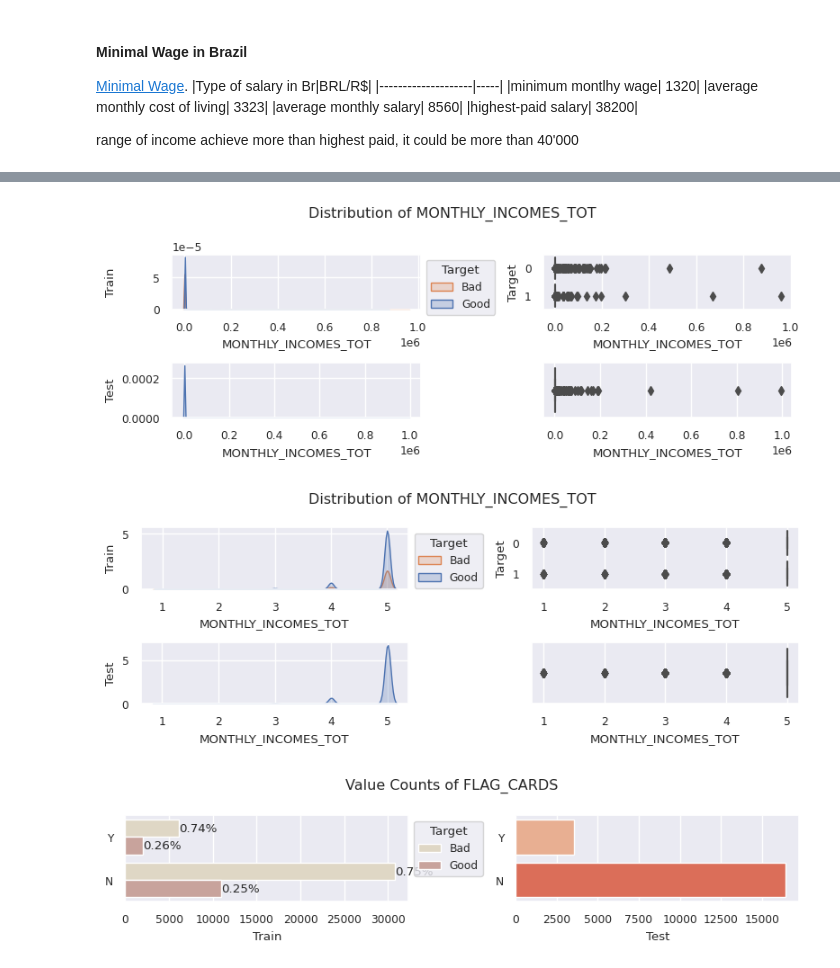
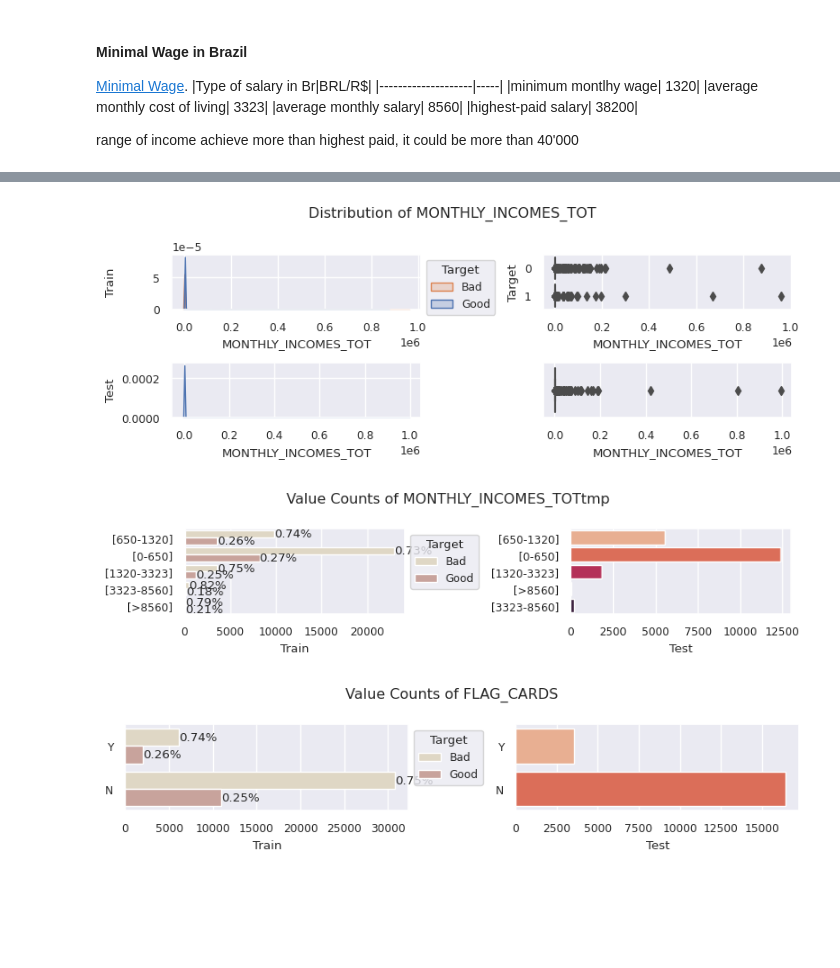
Before and after one commit to tutecode/credit-risk-analysis, a Jupyter notebook: notebook_principal.ipynb, the cells around one changed output, grey strips where cells are left out. Saved outputs shown, nothing was run; the diff lists cells and outputs as text; code cells hidden in the pictures; blank space fills up the shorter version.

```diff
--- a/notebook_principal.ipynb
+++ b/notebook_principal.ipynb
@@ -467,7 +473,7 @@ def cast_to_category(col_name,train,test):
 # create temporal column on dataframe
 def create_tmp_column(col_name,train,test):
     #copy current column to temporal column
-    temp_col = col_name+"_tmp"
+    temp_col = col_name+"tmp"
     train[temp_col]=train[col_name]
     test[temp_col]=test[col_name]
     return temp_col
@@ -514,6 +520,7 @@ app_test_cop = app_test.copy()
 # delete ID_CLIENT because it is only an index
 curr_col_name = "ID_CLIENT"
 app_train_cop.drop(columns=[curr_col_name],inplace=True)
+app_test_cop.drop(columns=[curr_col_name],inplace=True)
 number_field_names = app_train.select_dtypes(include="number").columns.to_list()
 number_field_names.remove(curr_col_name)
 # %%
@@ -875,20 +848,20 @@ Relationship between Target and Months in Residence
 # %%
 # Months_in_residence
 # it must be numerical value for scalar dependency
+curr_col_name = "MONTHS_IN_RESIDENCE"
+tmp_col = curr_col_name + "tmp"
+#before of cleaning
+plotting_distribution(curr_col_name,app_train_cop,app_test_cop,target_col)
 
-# chatgpt:
-# give more weight to features that are more directly related to the target variable
-# is generally valid. By doing so, you can guide the model to focus more on the features
-# that have a stronger influence on the prediction.
-plotting_distribution(curr_col_name,app_train_cop,app_test_cop,target_col)
+
 # 0:+3year, 1:3years, 2:2years, 3:1year
-app_train_cop[curr_col_name] = np.where(app_train_cop[curr_col_name] <= 1, 3,
+app_train_cop[tmp_col] = np.where(app_train_cop[curr_col_name] <= 1, 3,
              np.where(app_train_cop[curr_col_name] <= 24, 2,
                       np.where(app_train_cop[curr_col_name] <= 36, 1, 0)))
-app_test_cop[curr_col_name] = np.where(app_test_cop[curr_col_name] <= 1, 3,
+app_test_cop[tmp_col] = np.where(app_test_cop[curr_col_name] <= 1, 3,
              np.where(app_test_cop[curr_col_name] <= 24, 2,
                       np.where(app_test_cop[curr_col_name] <= 36, 1, 0)))
 
-plotting_distribution(curr_col_name,app_train_cop,app_test_cop,target_col)
+plotting_distribution(tmp_col,app_train_cop,app_test_cop,target_col)
 # %% [output]
 [figure]
@@ -947,39 +895,43 @@ Name: MONTHLY_INCOMES_TOT, dtype: float64
 # %%
 # 'PERSONAL_MONTHLY_INCOME' no tiene valores nulos,
 # se puede usar como indicador, pero hay que ajustar entre rangos,
 # para mejorar la calidad de la columna.
 # Separate by ranges but keeping numerical behaviour
 # weight more to minimal ranges and less weight to great ranges
 # focuse people who has minimal salary
 
 # according to this
 curr_col_name = "MONTHLY_INCOMES_TOT"
+tmp_col = curr_col_name+"tmp"
+#before of cleaning
 plotting_distribution(curr_col_name,app_train_cop,app_test_cop,target_col)
 
-# |minimum montlhy wage| 1320|
-# |average monthly cost of living| 3323|
-# |average monthly salary| 8560|
-# |highest-paid salary| 38200|
+# |minimum montlhy wage| [0-650]->5
+# |minimum montlhy wage| [650-1320]->4
+# |average monthly cost of living| [1320-3323]->3
+# |average monthly salary| 8560| [3323-8560]->2
+# |highest-paid salary| 38200| [>8560]->1
 
 #it should be a numerical value
 
-app_train_cop[curr_col_name] = np.where(app_train_cop[curr_col_name] < 1320, 5,
-            np.where(app_train_cop[curr_col_name] < 3323, 4,
-            np.where(app_train_cop[curr_col_name] < 8560, 3,
-            np.where(app_train_cop[curr_col_name] < 38200, 2, 1))))
+# Reglas:
+app_train_cop[tmp_col] = np.where(app_train_cop[curr_col_name] < 650, "[0-650]",
+            np.where(app_train_cop[curr_col_name] < 1320, "[650-1320]",
+            np.where(app_train_cop[curr_col_name] < 3323, "[1320-3323]",
+            np.where(app_train_cop[curr_col_name] < 8560, "[3323-8560]", "[>8560]"))))
 
-app_test_cop[curr_col_name] = np.where(app_test_cop[curr_col_name] < 1320, 5,
-            np.where(app_test_cop[curr_col_name] < 3323, 4,
-            np.where(app_test_cop[curr_col_name] < 8560, 3,
-            np.where(app_test_cop[curr_col_name] < 38200, 2, 1))))
+app_test_cop[tmp_col] = np.where(app_test_cop[curr_col_name] < 650, "[0-650]",
+            np.where(app_test_cop[curr_col_name] < 1320, "[650-1320]",
+            np.where(app_test_cop[curr_col_name] < 3323, "[1320-3323]",
+            np.where(app_test_cop[curr_col_name] < 8560, "[3323-8560]", "[>8560]"))))
 
 
-plotting_distribution(curr_col_name,app_train_cop,app_test_cop,target_col)
-remove_tmp_column("PERSONAL_MONTHLY_INCOME",app_train_cop,app_test_cop)
-remove_tmp_column("OTHER_INCOMES",app_train_cop,app_test_cop)
+percents_by_target = get_percents_by_target(tmp_col,app_train_cop,target_col)
+fig,axes = plt.subplots(1,2, figsize=(8,2))
+plot_value_counts(fig,axes,tmp_col,app_train_cop,app_test_cop,percents_by_target,target_col)
 # %% [output]
 [figure]
-[figure, old version]
+[figure, new version]
 # %%
 # 'FLAG_VISA', 'FLAG_MASTERCARD', 'FLAG_DINERS',
 # 'FLAG_AMERICAN_EXPRESS', 'FLAG_OTHER_CARDS'
```
Also changed, not shown: parts of 59 cells of this notebook, 2 other files.
